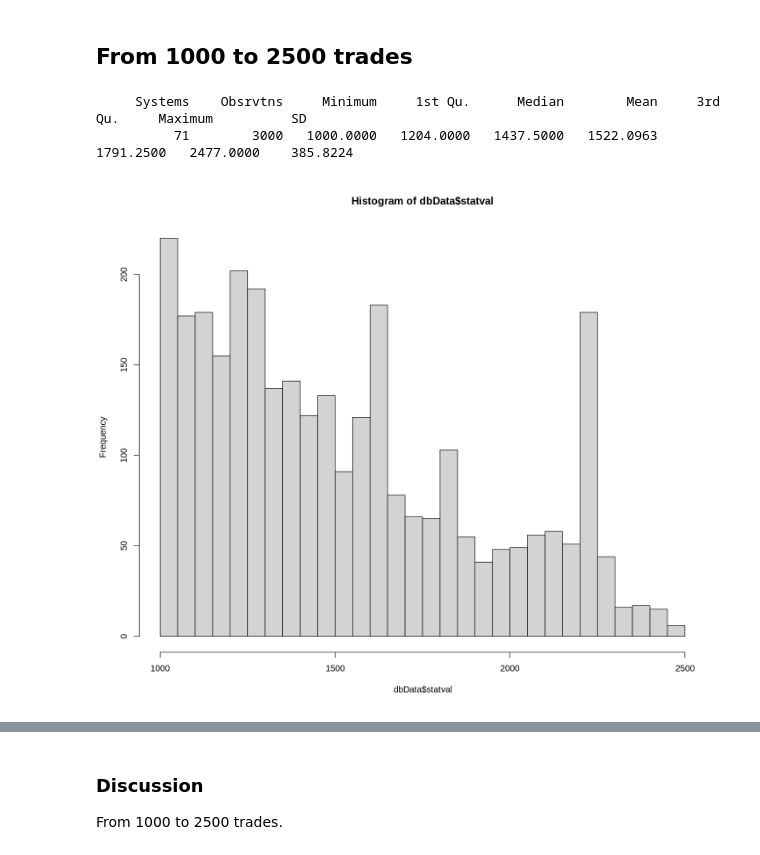
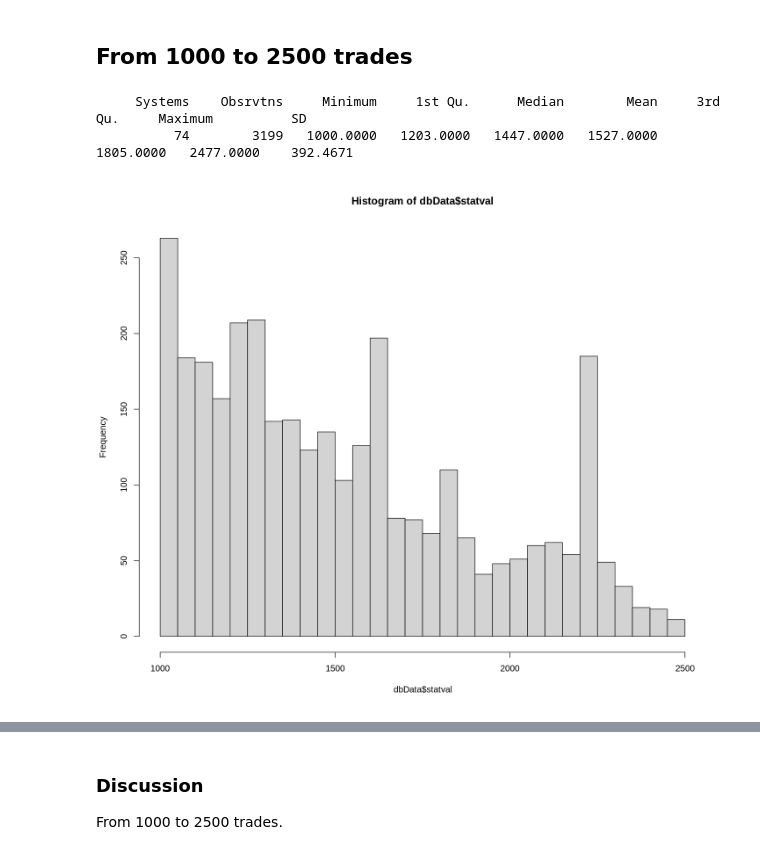
Before and after one commit to collective2/StrategyStats, a Jupyter notebook: Mtrc01_NumTradesAll.ipynb, the cells around one changed output, grey strips where cells are left out. Cells and saved outputs as stored; diff of their text form; code cells hidden in the pictures.

```diff
--- a/Mtrc01_NumTradesAll.ipynb
+++ b/Mtrc01_NumTradesAll.ipynb
@@ -183,19 +183,19 @@ From 10 to 1000 trades.............................
 # %%
 sql = "select statval, eq.*
  from ReturnsDataInIntervalsCleanedSkip090 eq
- join historical_stats_modern h on h.systemid=eq.systemid and h.YYYYMMDD = cast(date_format(DateStart,'%Y%m%d') AS UNSIGNED)
+ join historical_stats_modern h on h.systemid=eq.systemid and h.date = DateStart
  where
     statname='numtrades'
     and statval >= 1000
     and statval <= 2500"
 
 dbData = getC2ScoreDbData(sql)
 overview(dbData)
 hist(dbData$statval,breaks=50)
 # %% [output]
      Systems    Obsrvtns     Minimum     1st Qu.      Median        Mean     3rd Qu.     Maximum          SD
-          71        3000   1000.0000   1204.0000   1437.5000   1522.0963   1791.2500   2477.0000    385.8224
+          74        3199   1000.0000   1203.0000   1447.0000   1527.0000   1805.0000   2477.0000    392.4671
-[figure, old version]
+[figure, new version]
 # %%
 experiment = list(
   name = "Num Trades between 1000 and 2500",
```
Also changed, not shown: parts of 15 cells of this notebook, 33 other files.
